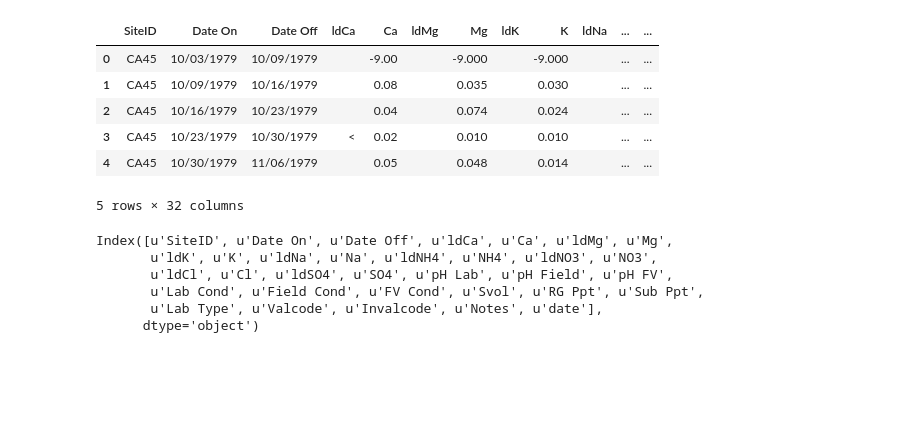
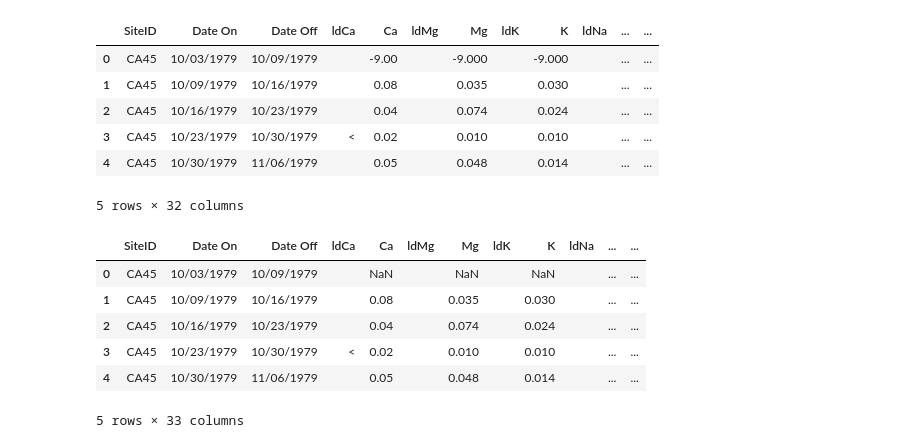
Before and after one commit to jessehahm/PrecipChemistry, a Jupyter notebook: Precip Chemistry.ipynb, the cells around one changed output. Cells and saved outputs as stored; diff of their text form; code cells hidden in the pictures; blank space fills up the shorter version.

```diff
--- a/Precip Chemistry.ipynb
+++ b/Precip Chemistry.ipynb
@@ -42,11 +42,12 @@ df['date']=pd.to_datetime(df['Date Off'])
 # %%
 df.replace(to_replace=-9,value=np.nan,inplace=True)
 # %%
-df.columns
+df.head()
 # %% [output]
+|  | SiteID | Date On | Date Off | ldCa | Ca | ldMg | Mg | ldK | K | ldNa | ... | ... |
+| 0 | CA45 | 10/03/1979 | 10/09/1979 |  | NaN |  | NaN |  | NaN |  | ... | ... |
+| 1 | CA45 | 10/09/1979 | 10/16/1979 |  | 0.08 |  | 0.035 |  | 0.030 |  | ... | ... |
+| 2 | CA45 | 10/16/1979 | 10/23/1979 |  | 0.04 |  | 0.074 |  | 0.024 |  | ... | ... |
+| 3 | CA45 | 10/23/1979 | 10/30/1979 | < | 0.02 |  | 0.010 |  | 0.010 |  | ... | ... |
+| 4 | CA45 | 10/30/1979 | 11/06/1979 |  | 0.05 |  | 0.048 |  | 0.014 |  | ... | ... |
-Index([u'SiteID', u'Date On', u'Date Off', u'ldCa', u'Ca', u'ldMg', u'Mg',
-       u'ldK', u'K', u'ldNa', u'Na', u'ldNH4', u'NH4', u'ldNO3', u'NO3',
-       u'ldCl', u'Cl', u'ldSO4', u'SO4', u'pH Lab', u'pH Field', u'pH FV',
-       u'Lab Cond', u'Field Cond', u'FV Cond', u'Svol', u'RG Ppt', u'Sub Ppt',
-       u'Lab Type', u'Valcode', u'Invalcode', u'Notes', u'date'],
-      dtype='object')
+5 rows × 33 columns
```
Also changed, not shown: parts of 10 cells of this notebook, 20 other files.
